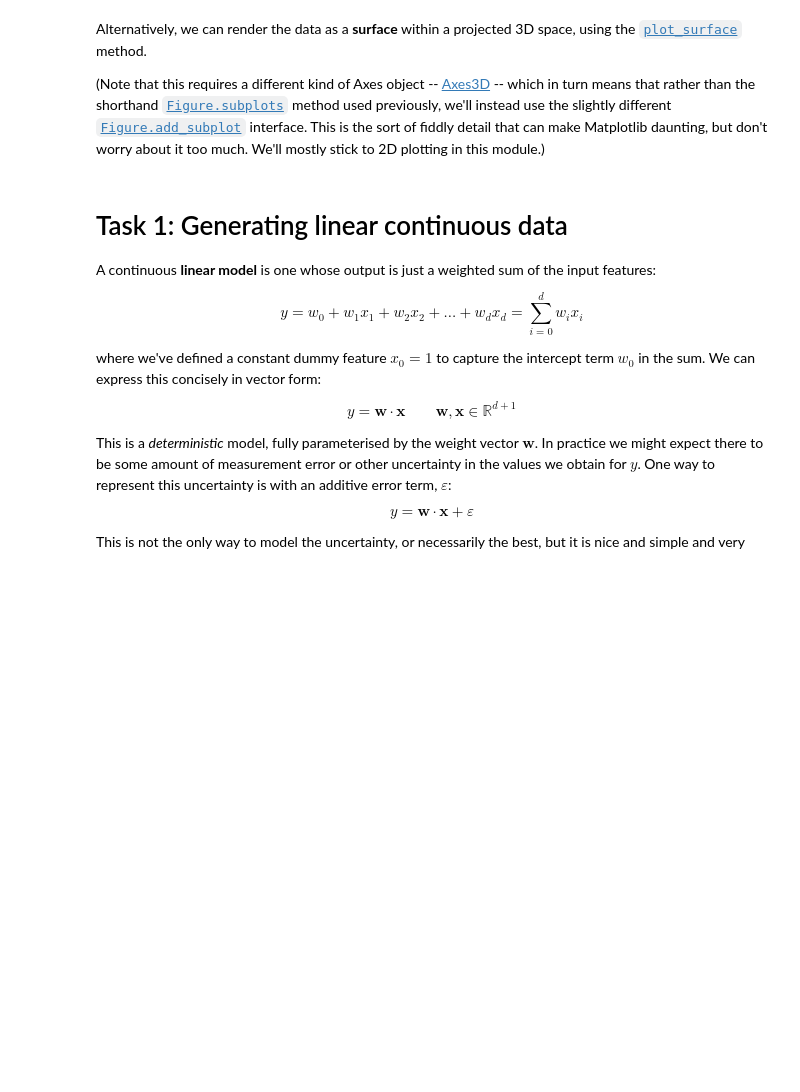
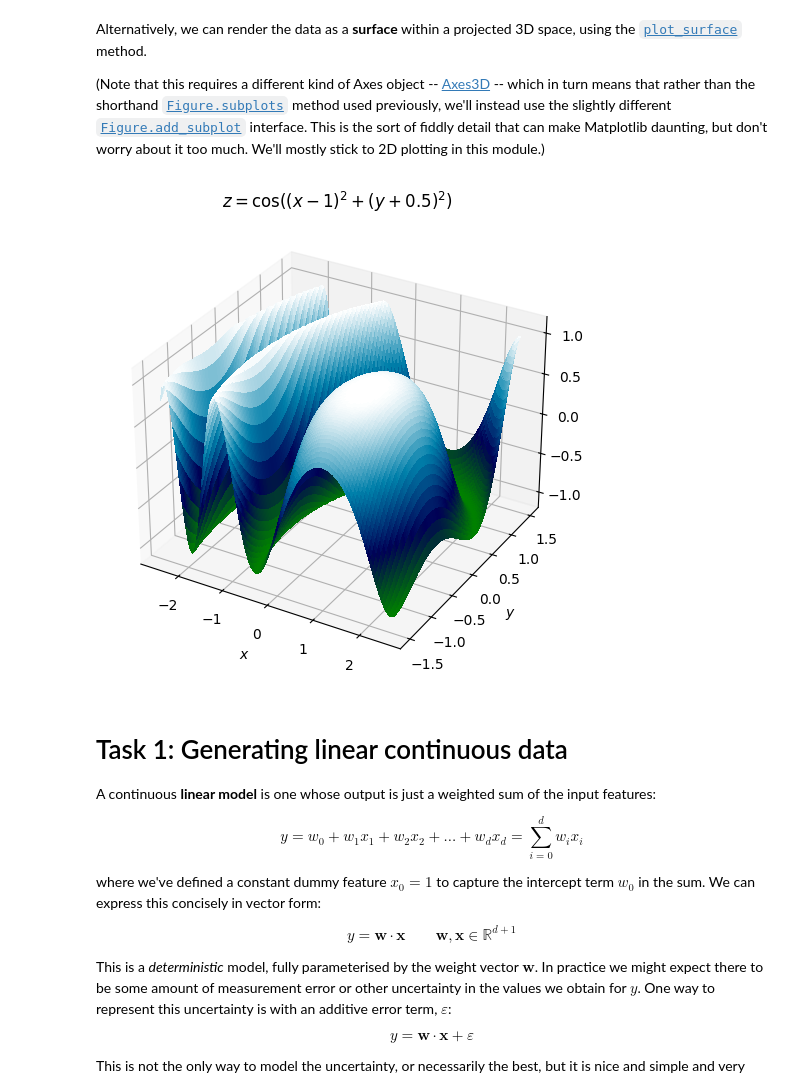
Before and after one commit to Shihan-Zhang/COMP0088Learn, a Jupyter notebook: comp88_lab1.ipynb, the cells around one changed output. Saved outputs shown, nothing was run; the diff lists cells and outputs as text; code cells hidden in the pictures; blank space fills up the shorter version.

```diff
--- a/comp88_lab1.ipynb
+++ b/comp88_lab1.ipynb
@@ -203,13 +217,15 @@ Alternatively, we can render the data as a **surface** within a projected 3D spa
 # %%
 fig = plt.figure(figsize=(6, 6))
 ax = fig.add_subplot(1, 1, 1, projection='3d')
 
 ax.plot_surface( xx, yy, zz, rcount=100, ccount=100, cmap='ocean', antialiased=False, linewidth=0 )
 ax.set_zlim(-1.2, 1.2)
 ax.set_xlabel('$x$')
 ax.set_ylabel('$y$')
 ax.set_zlabel('$z$')
-ax.set_title('$z = \cos((x-1)^2 + (y+0.5)^2)$');
+ax.set_title('$z = \\cos((x-1)^2 + (y+0.5)^2)$');
+# %% [output]
+[figure, added]
 # %% [markdown]
 # Task 1: Generating linear continuous data
 
```
Also changed, not shown: parts of 11 cells of this notebook.
